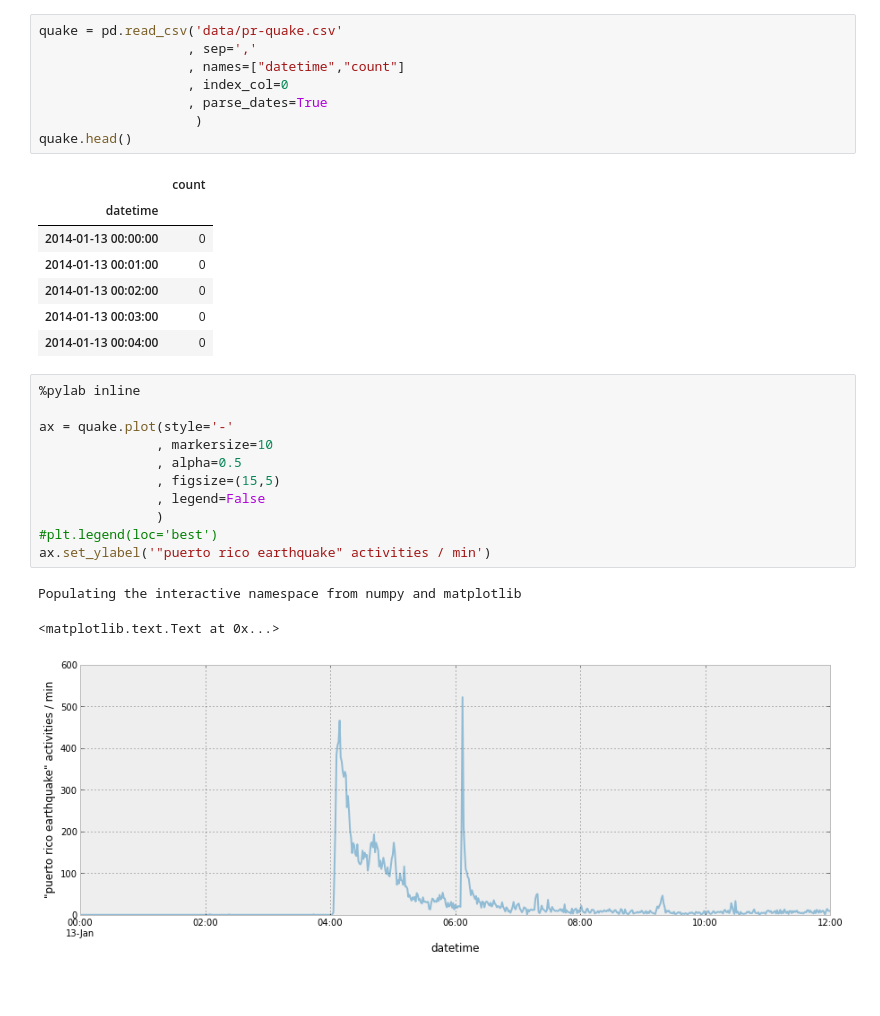
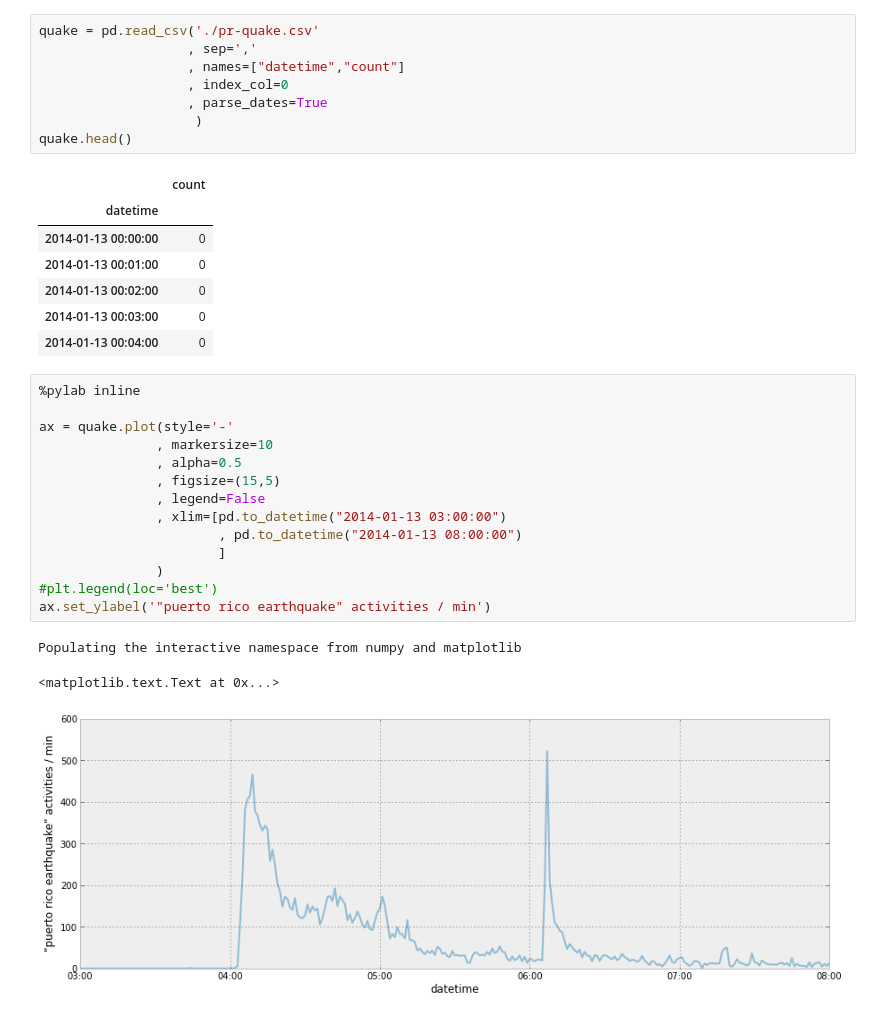
Before and after one commit to jrmontag/AnalyzeBoulder-SocialPulse, a Jupyter notebook: data/AB_social-pulse.ipynb, the cells around one changed output. Drawn from its saved outputs; the diff is of its cells as text; blank space fills up the shorter version.

```diff
--- a/data/AB_social-pulse.ipynb
+++ b/data/AB_social-pulse.ipynb
@@ -209,7 +221,7 @@ event.head()
 # %% [markdown]
 -----
 # %%
-quake = pd.read_csv('data/pr-quake.csv'
+quake = pd.read_csv('./pr-quake.csv'
                    , sep=','
                    , names=["datetime","count"]
                    , index_col=0
@@ -227,15 +239,18 @@ quake.head()
 # %%
 %pylab inline
 
 ax = quake.plot(style='-'
                , markersize=10
                , alpha=0.5
                , figsize=(15,5)
                , legend=False
+               , xlim=[pd.to_datetime("2014-01-13 03:00:00")
+                       , pd.to_datetime("2014-01-13 08:00:00")
+                       ]
                )
 #plt.legend(loc='best')
 ax.set_ylabel('"puerto rico earthquake" activities / min')
 # %% [output]
 Populating the interactive namespace from numpy and matplotlib
 <matplotlib.text.Text at 0x...>
-[figure, old version]
+[figure, new version]
```
Also changed, not shown: parts of 18 cells of this notebook, 19 other files.
